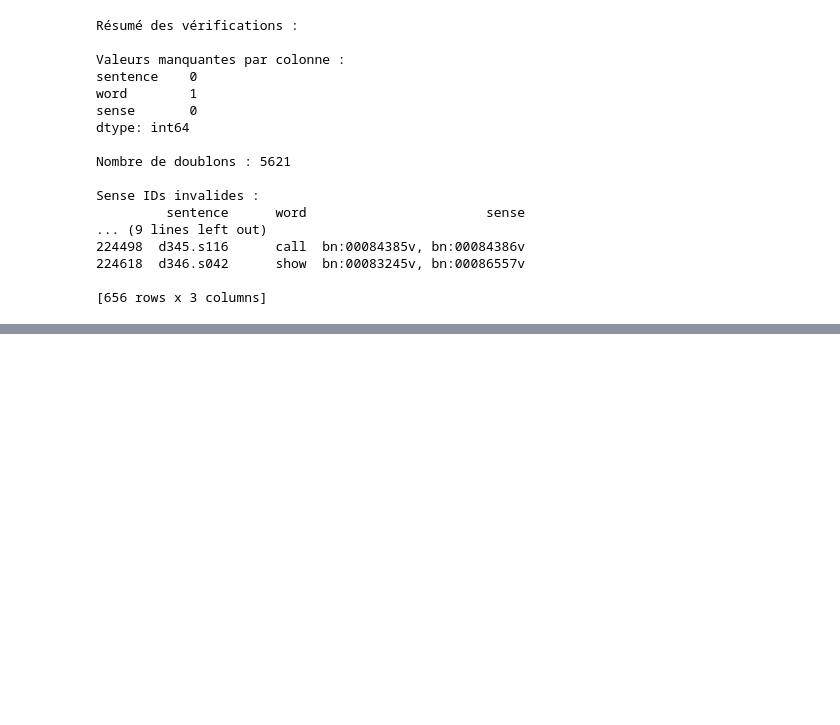
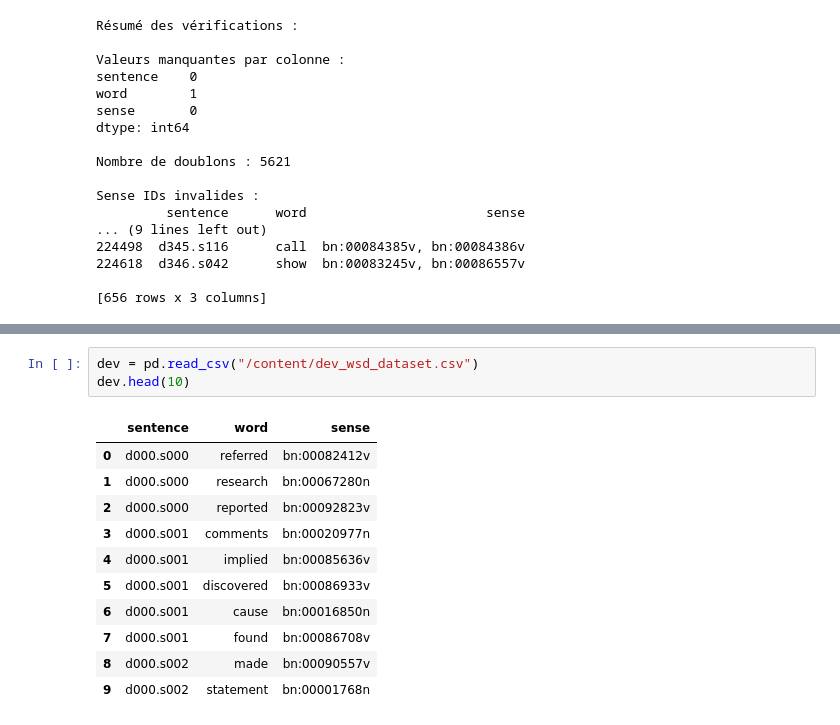
Before and after one commit to SoroFereLaha/Word-Sense-Disambiguation, a Jupyter notebook: code/WSD.ipynb, the cells around one changed output, grey strips where cells are left out. Drawn from its saved outputs; the diff is of its cells as text; blank space fills up the shorter version.

```diff
--- a/code/WSD.ipynb
+++ b/code/WSD.ipynb
@@ -325,0 +488,15 @@ print(inputs[:20])  # Aperçu des deux premières phrases
+# %%
+dev = pd.read_csv("/content/dev_wsd_dataset.csv")
+dev.head(10)
+# %% [output]
+|  | sentence | word | sense |
+| 0 | d000.s000 | referred | bn:00082412v |
+| 1 | d000.s000 | research | bn:00067280n |
+| 2 | d000.s000 | reported | bn:00092823v |
+| 3 | d000.s001 | comments | bn:00020977n |
+| 4 | d000.s001 | implied | bn:00085636v |
+| 5 | d000.s001 | discovered | bn:00086933v |
+| 6 | d000.s001 | cause | bn:00016850n |
+| 7 | d000.s001 | found | bn:00086708v |
+| 8 | d000.s002 | made | bn:00090557v |
+| 9 | d000.s002 | statement | bn:00001768n |
```
Also changed, not shown: parts of 59 cells of this notebook.
